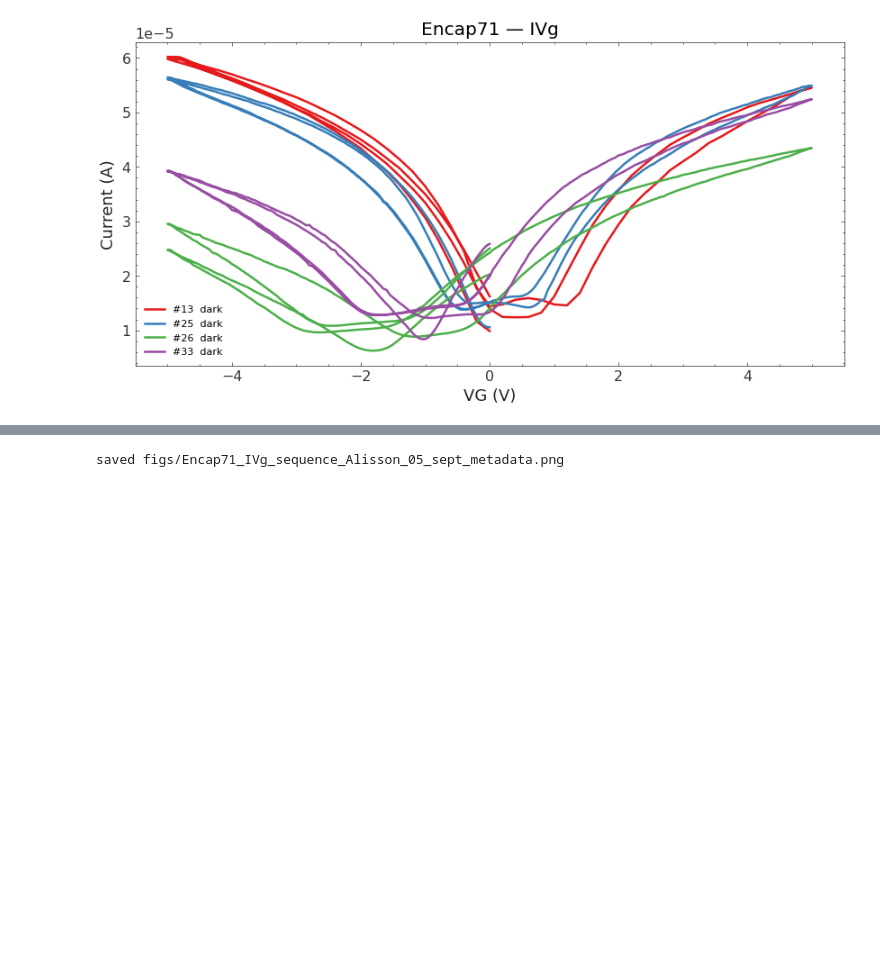
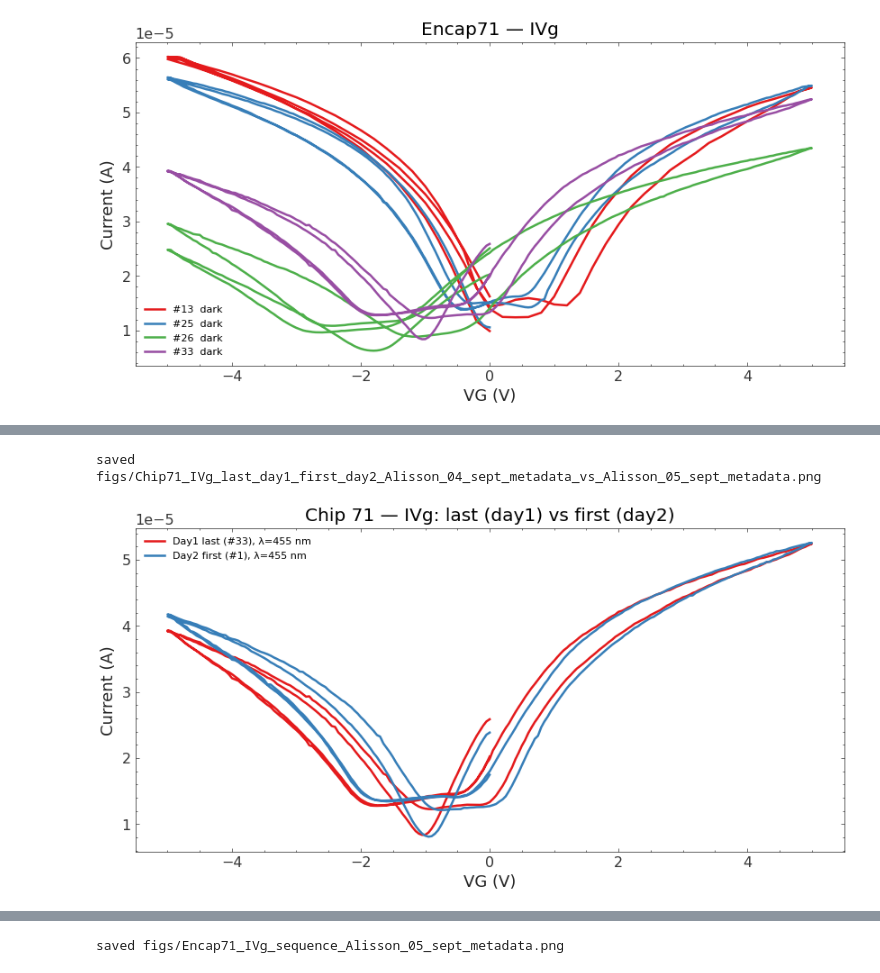
Before and after one commit to Joaquim-mph/python-lab, a Jupyter notebook: plots.ipynb, the cells around one changed output, grey strips where cells are left out. Cells and saved outputs as stored; diff of their text form; code cells hidden in the pictures; blank space fills up the shorter version.

```diff
--- a/plots.ipynb
+++ b/plots.ipynb
@@ -90,3 +103,79 @@ saved figs/chip71_ITS_overlay_Vgm2p0_455nm_Alisson_04_sept_metadata.png
+# %%
+from pathlib import Path
+import polars as pl
+import matplotlib.pyplot as plt
+from order import _read_measurement
+
+def plot_ivg_last_of_day1_vs_first_of_day2(
+    meta_day1: pl.DataFrame,
+    meta_day2: pl.DataFrame,
+    base_dir_day1: Path,
+    base_dir_day2: Path,
+    tag: str,
+):
+    # keep only IVg rows, already per-chip if you used load_and_prepare_metadata(...)
+    ivg1 = meta_day1.filter(pl.col("proc") == "IVg").sort("file_idx")
+    ivg2 = meta_day2.filter(pl.col("proc") == "IVg").sort("file_idx")
+
+    if ivg1.height == 0 or ivg2.height == 0:
+        print("[warn] one of the days has no IVg runs")
+        return
+
+    r1 = ivg1.tail(1).row(0, named=True)   # last of day 1
+    r2 = ivg2.head(1).row(0, named=True)   # first of day 2
+
+    p1 = base_dir_day1 / r1["source_file"]
+    p2 = base_dir_day2 / r2["source_file"]
+
+    d1 = _read_measurement(p1)
+    d2 = _read_measurement(p2)
+
+    if not {"VG","I"} <= set(d1.columns):
+        print(f"[warn] {p1} lacks VG/I; got {d1.columns}")
+        return
+    if not {"VG","I"} <= set(d2.columns):
+        print(f"[warn] {p2} lacks VG/I; got {d2.columns}")
+        return
+
+    plt.figure()
+    lbl1 = f"Day1 last (#{int(r1['file_idx'])})"
+    lbl2 = f"Day2 first (#{int(r2['file_idx'])})"
+    # optionally show wavelength if present in metadata
+    if "Laser wavelength" in ivg1.columns and ivg1["Laser wavelength"].drop_nulls().len() > 0:
+        lbl1 += f", λ={float(ivg1['Laser wavelength'].drop_nulls().median()):.0f} nm"
+    if "Laser wavelength" in ivg2.columns and ivg2["Laser wavelength"].drop_nulls().len() > 0:
+        lbl2 += f", λ={float(ivg2['Laser wavelength'].drop_nulls().median()):.0f} nm"
+
+    plt.plot(d1["VG"], d1["I"], label=lbl1)
+    plt.plot(d2["VG"], d2["I"], label=lbl2)
+
+    chip_txt = f"Chip {int(meta_day1['Chip number'][0])}" if 'Chip number' in meta_day1.columns else "Chip"
+    plt.xlabel("VG (V)")
+    plt.ylabel("Current (A)")
+    plt.title(f"{chip_txt} — IVg: last (day1) vs first (day2)")
+    plt.legend(fontsize=8)
+    plt.tight_layout()
+
+    out = FIG_DIR / f"{chip_txt.replace(' ','')}_IVg_last_day1_first_day2_{tag}.png"
+    plt.savefig(out, dpi=200)
+    print(f"saved {out}")
+
+# Day 1
+CSV1 = "Alisson_04_sept_metadata.csv"
+BASE1 = Path(".")
+meta1 = load_and_prepare_metadata(CSV1, CHIP_NUMBER)
+
+# Day 2
+CSV2 = "Alisson_05_sept_metadata.csv"
+BASE2 = Path(".")
+meta2 = load_and_prepare_metadata(CSV2, CHIP_NUMBER)
+
+tag = f"{Path(CSV1).stem}_vs_{Path(CSV2).stem}"
+
+plot_ivg_last_of_day1_vs_first_of_day2(meta1, meta2, BASE1, BASE2, tag)
+# %% [output]
+saved figs/Chip71_IVg_last_day1_first_day2_Alisson_04_sept_metadata_vs_Alisson_05_sept_metadata.png
+[figure, added]
 # %%
 METADATA_CSV = "Alisson_05_sept_metadata.csv"        # path to the table you pasted
 BASE_DIR     = Path(".")             # where the raw CSVs live, e.g. "Alisson_04_sept/"
```
Also changed, not shown: parts of 5 cells of this notebook, 1 other file.
